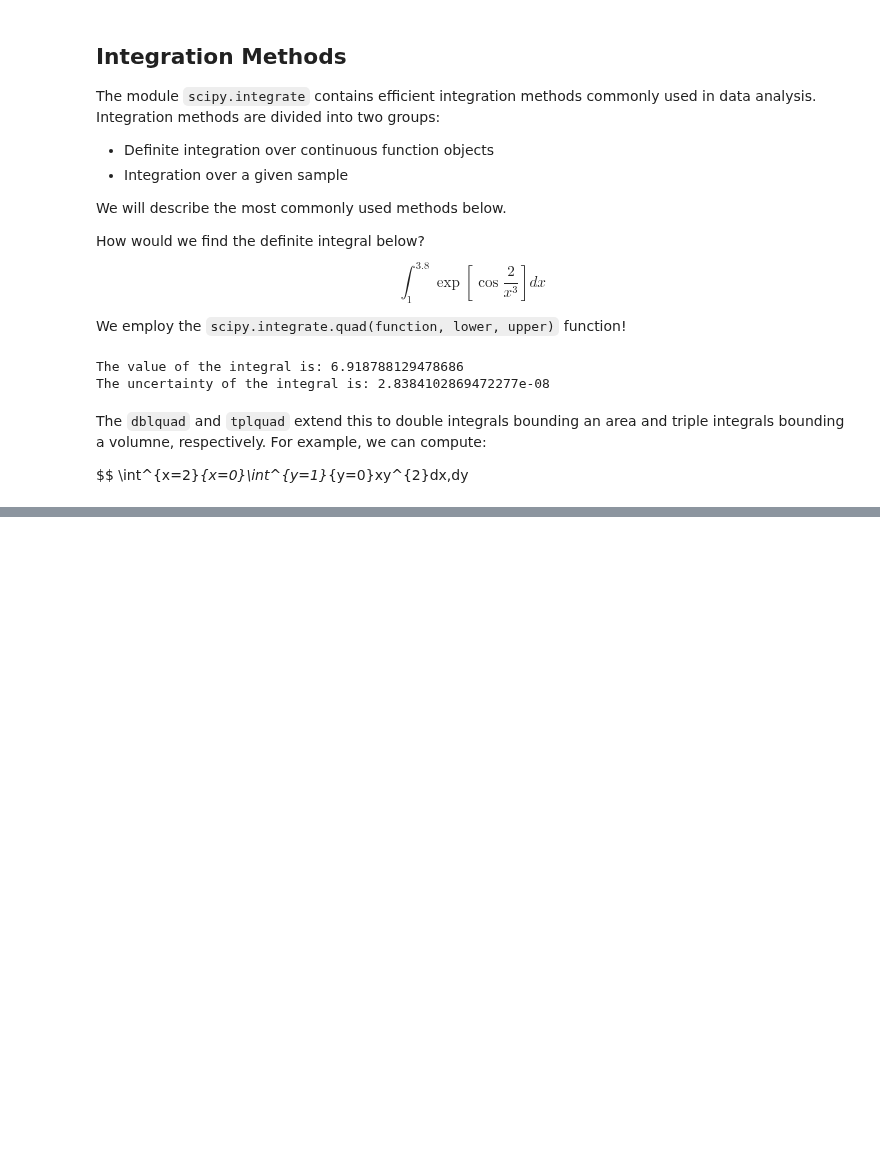
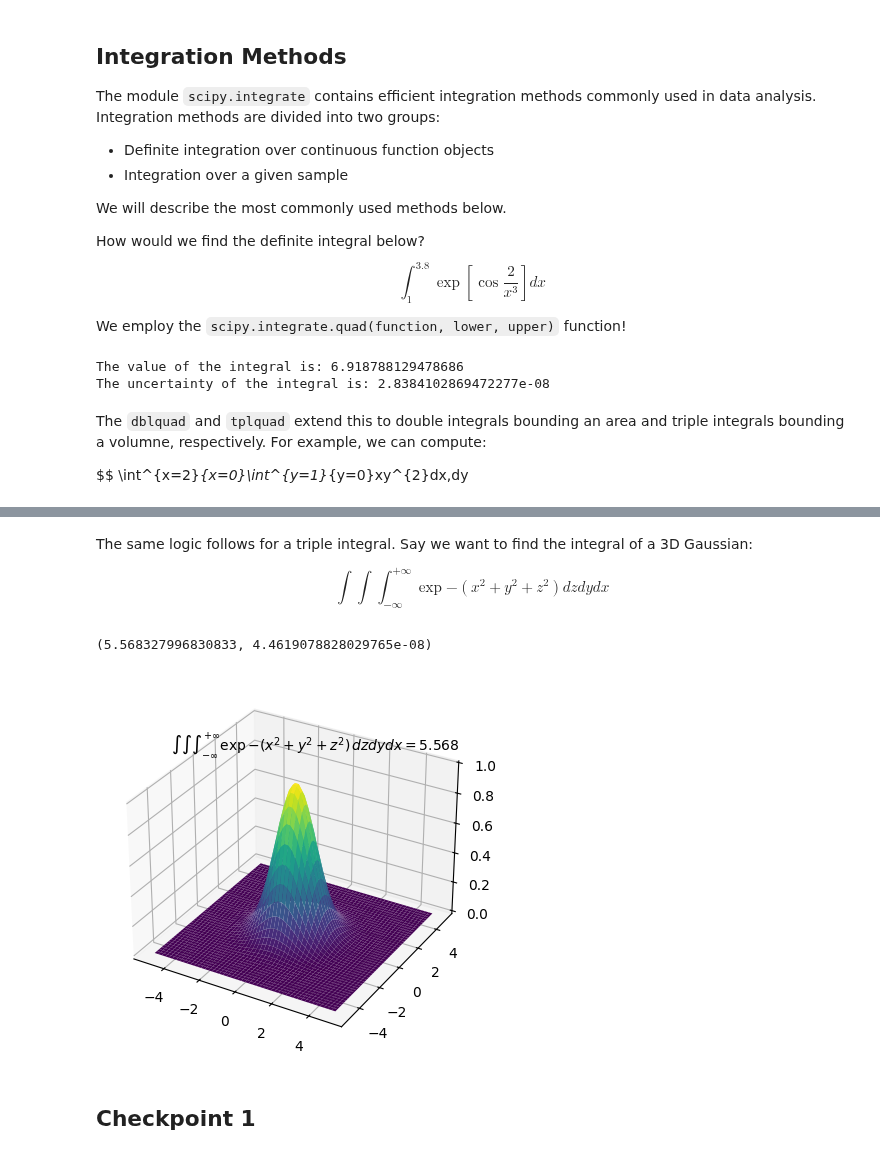
Before and after one commit to AstroMusers/ExoCore, a Jupyter notebook: ExoCore/Curriculum/Data_Structures/Scipy.ipynb, the cells around one changed output, grey strips where cells are left out. Cells and saved outputs as stored; diff of their text form; code cells hidden in the pictures; blank space fills up the shorter version.

```diff
--- a/ExoCore/Curriculum/Data_Structures/Scipy.ipynb
+++ b/ExoCore/Curriculum/Data_Structures/Scipy.ipynb
@@ -121,0 +147,37 @@ The double integral is: (1.3333333333333335, 2.2108134835808843e-14)
+# %% [markdown]
+The same logic follows for a triple integral. Say we want to find the integral of a 3D Gaussian:
+
+$$ \int\int\int^{+\infty}_{-\infty} \exp{-(x^{2}+y^{2}+z^{2})} dzdydx $$
+# %%
+def gaussian(x,y,z):
+    return np.exp(-(x ** 2 + y ** 2 + z ** 2))
+
+## Takes awhile to compute!
+result = scipy.integrate.tplquad(gaussian, -np.inf, np.inf, -np.inf, np.inf, -np.inf, np.inf)
+print(result)
+
+
+## Plot of the function we integrated over
+# Create a grid of x, y values
+x = np.linspace(-5, 5, 50)
+y = np.linspace(-5, 5, 50)
+X, Y = np.meshgrid(x, y)
+
+# Define the Gaussian function
+def gaussian(x, y, mu_x, mu_y, sigma_x, sigma_y):
+    return np.exp(-((x - mu_x)**2 / (2 * sigma_x**2) + (y - mu_y)**2 / (2 * sigma_y**2)))
+
+# Generate the Z values
+Z = gaussian(X, Y, 0, 0, 1, 1)
+
+# Create the 3D plot
+fig = plt.figure()
+ax = fig.add_subplot(111, projection='3d')
+ax.plot_surface(X, Y, Z, cmap='viridis')
+ax.text(-7, 0, 1, "$ \\int\\int\\int^{+\\infty}_{-\\infty} \\exp{-(x^{2}+y^{2}+z^{2})}\\, dzdydx = " + str(np.round(result[0],3)) + "$")
+plt.show()
+# %% [output]
+(5.568327996830833, 4.4619078828029765e-08)
+[figure, added]
+# %% [markdown]
+## Checkpoint 1
```
Also changed, not shown: parts of 8 cells of this notebook, 1 other file.
